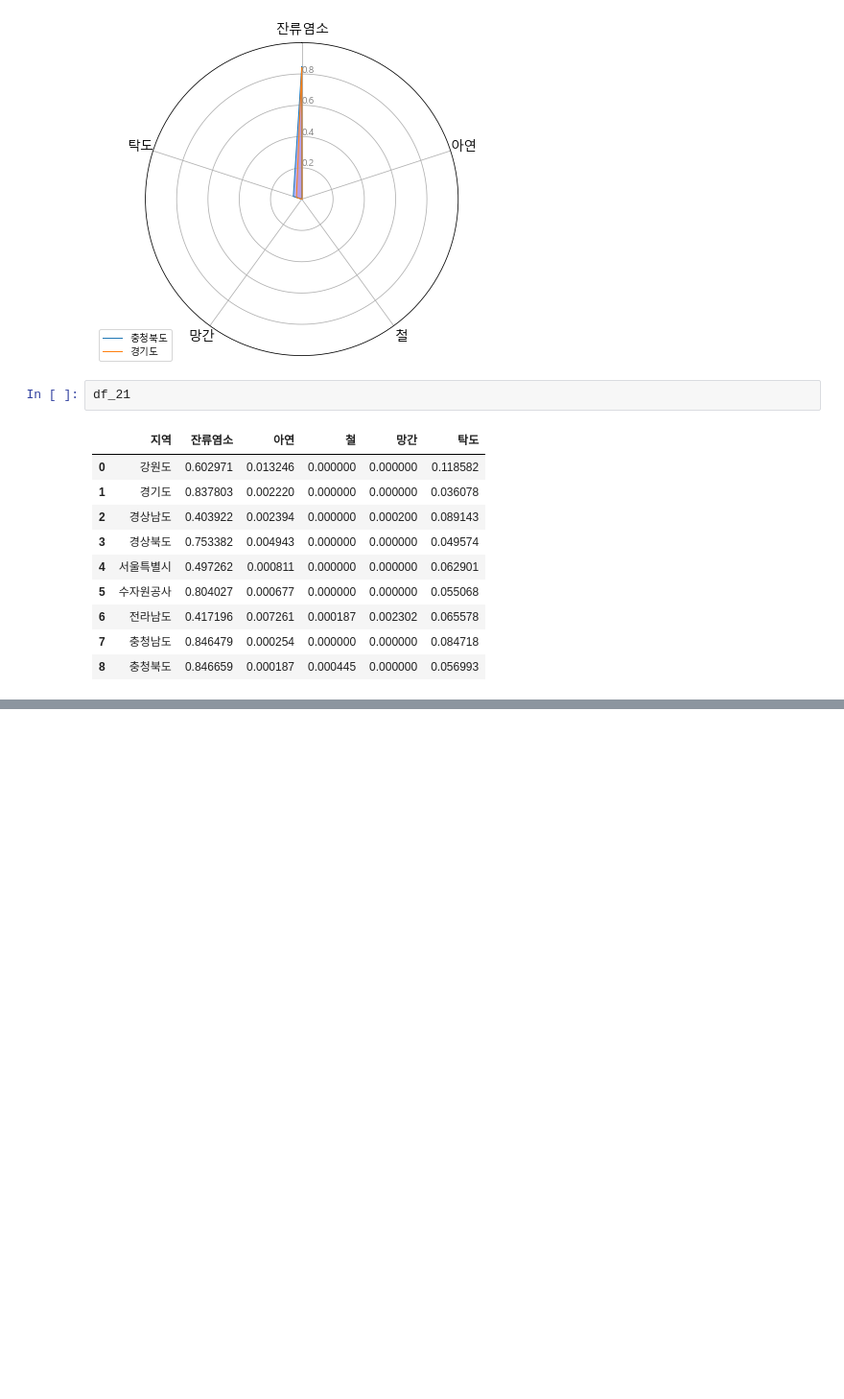
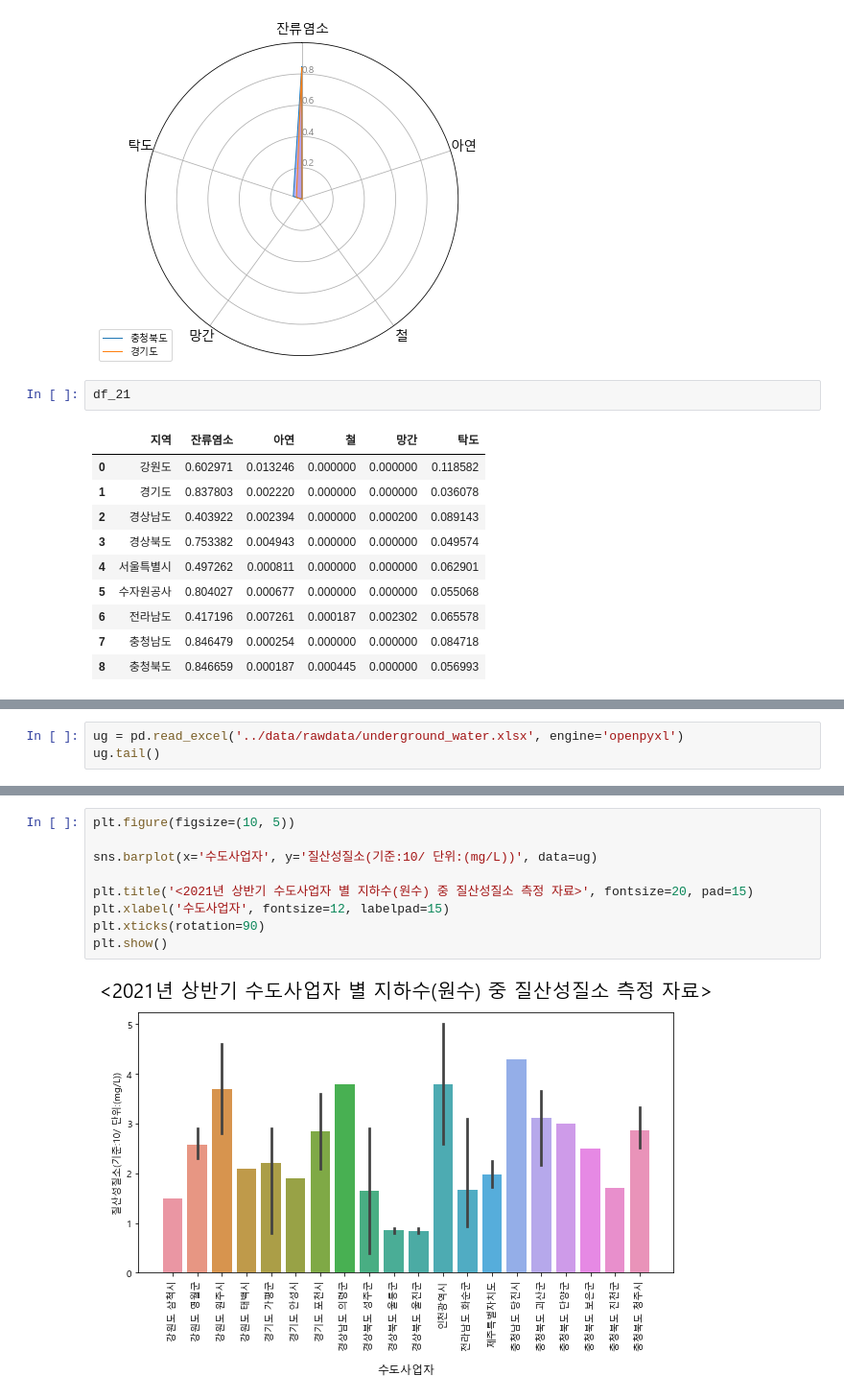
Before and after one commit to BreadFeet/K-water_project, a Jupyter notebook: myanalysis/03_Data_Analysis.ipynb, the cells around one changed output, grey strips where cells are left out. Shown at 96% size. Drawn from its saved outputs; the diff is of its cells as text; blank space fills up the shorter version.

```diff
--- a/myanalysis/03_Data_Analysis.ipynb
+++ b/myanalysis/03_Data_Analysis.ipynb
@@ -571,0 +578,3 @@ df_21
+# %%
+ug = pd.read_excel('../data/rawdata/underground_water.xlsx', engine='openpyxl')
+ug.tail()
@@ -571,0 +589,11 @@ df_21
+# %%
+plt.figure(figsize=(10, 5))
+
+sns.barplot(x='수도사업자', y='질산성질소(기준:10/ 단위:(mg/L))', data=ug)
+
+plt.title('<2021년 상반기 수도사업자 별 지하수(원수) 중 질산성질소 측정 자료>', fontsize=20, pad=15)
+plt.xlabel('수도사업자', fontsize=12, labelpad=15)
+plt.xticks(rotation=90)
+plt.show()
+# %% [output]
+[figure, added]
```
Also changed, not shown: parts of 19 cells of this notebook, 2 other files.
